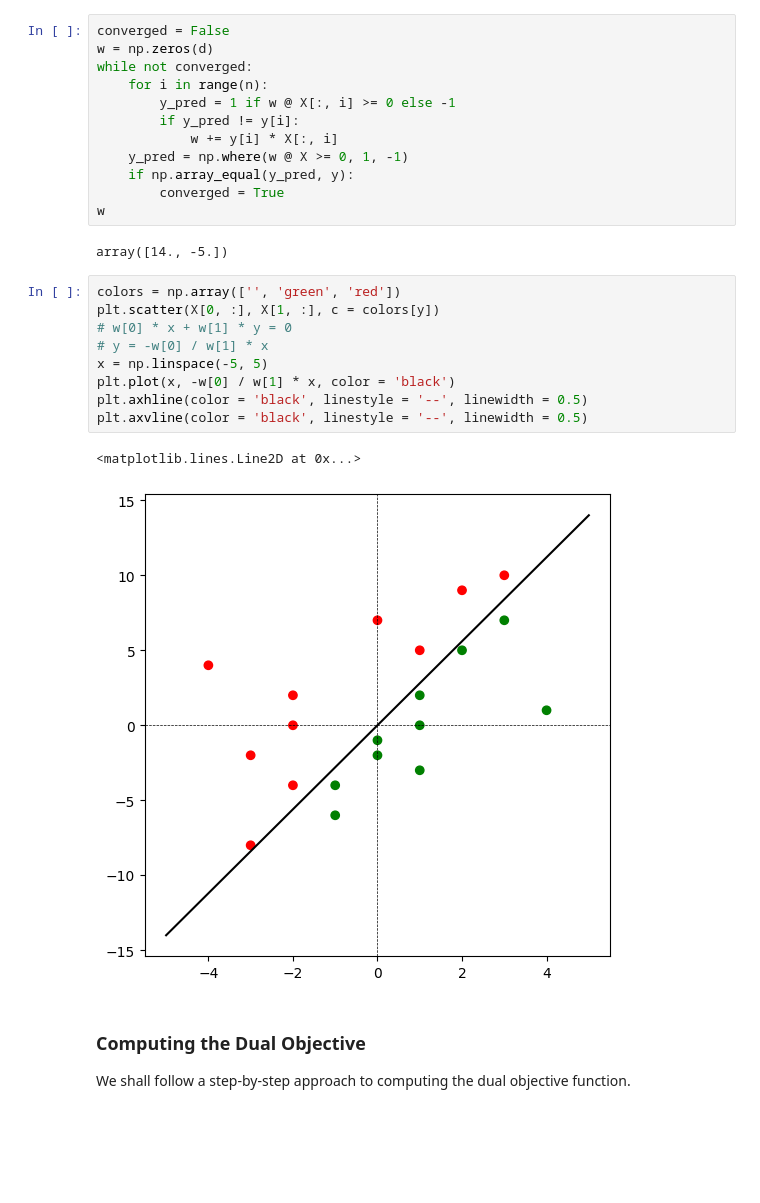
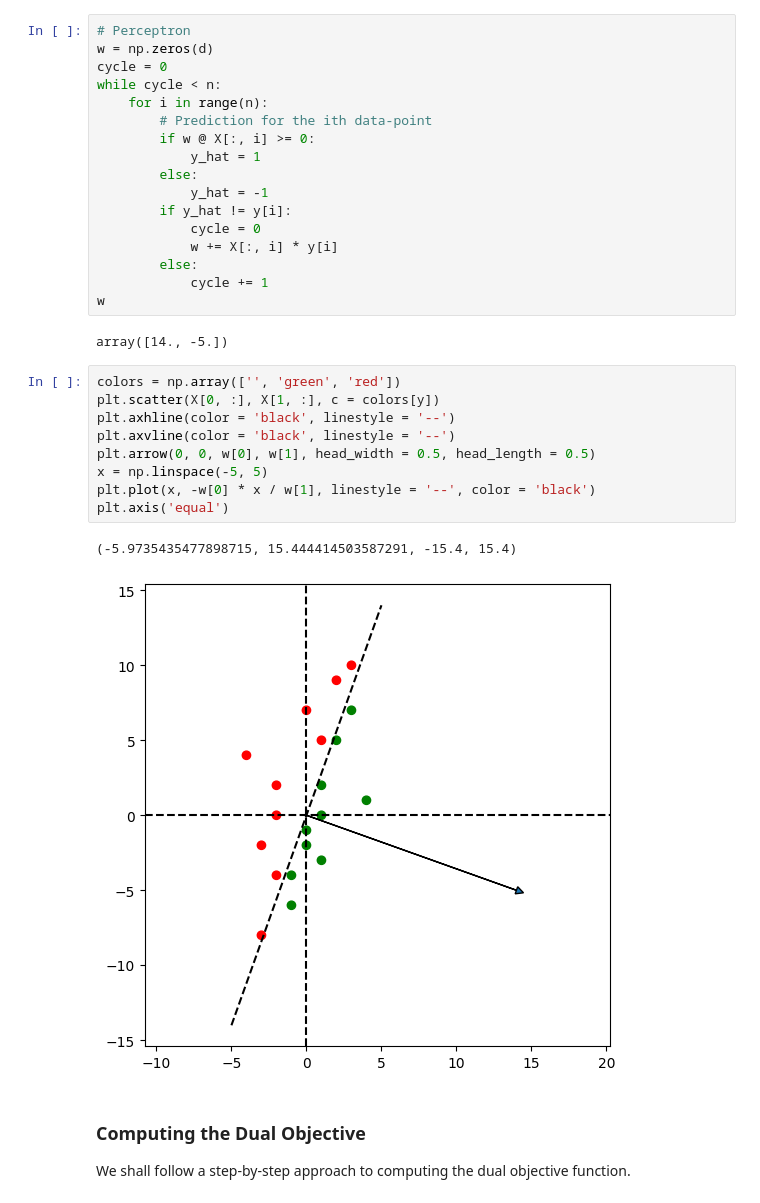
Before and after one commit to 21f1002963/MLT_WORKSHOP, a Jupyter notebook: SVM.ipynb, the cells around one changed output. Cells and saved outputs as stored; diff of their text form; blank space fills up the shorter version.

```diff
--- a/SVM.ipynb
+++ b/SVM.ipynb
@@ -54,31 +43,36 @@ array(['green', 'green', 'green', 'green', 'green', 'green', 'green',
 
 Is there another way to determine linear separability?
 # %%
-converged = False
+# Perceptron
 w = np.zeros(d)
-while not converged:
+cycle = 0
+while cycle < n:
     for i in range(n):
-        y_pred = 1 if w @ X[:, i] >= 0 else -1
-        if y_pred != y[i]:
-            w += y[i] * X[:, i]
-    y_pred = np.where(w @ X >= 0, 1, -1)
-    if np.array_equal(y_pred, y):
-        converged = True
+        # Prediction for the ith data-point
+        if w @ X[:, i] >= 0:
+            y_hat = 1
+        else:
+            y_hat = -1
+        if y_hat != y[i]:
+            cycle = 0
+            w += X[:, i] * y[i]
+        else:
+            cycle += 1
 w
 # %% [output]
 array([14., -5.])
 # %%
 colors = np.array(['', 'green', 'red'])
 plt.scatter(X[0, :], X[1, :], c = colors[y])
-# w[0] * x + w[1] * y = 0
-# y = -w[0] / w[1] * x
+plt.axhline(color = 'black', linestyle = '--')
+plt.axvline(color = 'black', linestyle = '--')
+plt.arrow(0, 0, w[0], w[1], head_width = 0.5, head_length = 0.5)
 x = np.linspace(-5, 5)
-plt.plot(x, -w[0] / w[1] * x, color = 'black')
-plt.axhline(color = 'black', linestyle = '--', linewidth = 0.5)
-plt.axvline(color = 'black', linestyle = '--', linewidth = 0.5)
+plt.plot(x, -w[0] * x / w[1], linestyle = '--', color = 'black')
+plt.axis('equal')
 # %% [output]
-<matplotlib.lines.Line2D at 0x...>
+(-5.9735435477898715, 15.444414503587291, -15.4, 15.4)
-[figure, old version]
+[figure, new version]
 # %% [markdown]
 ### Computing the Dual Objective
 
```
Also changed, not shown: parts of 18 cells of this notebook.
